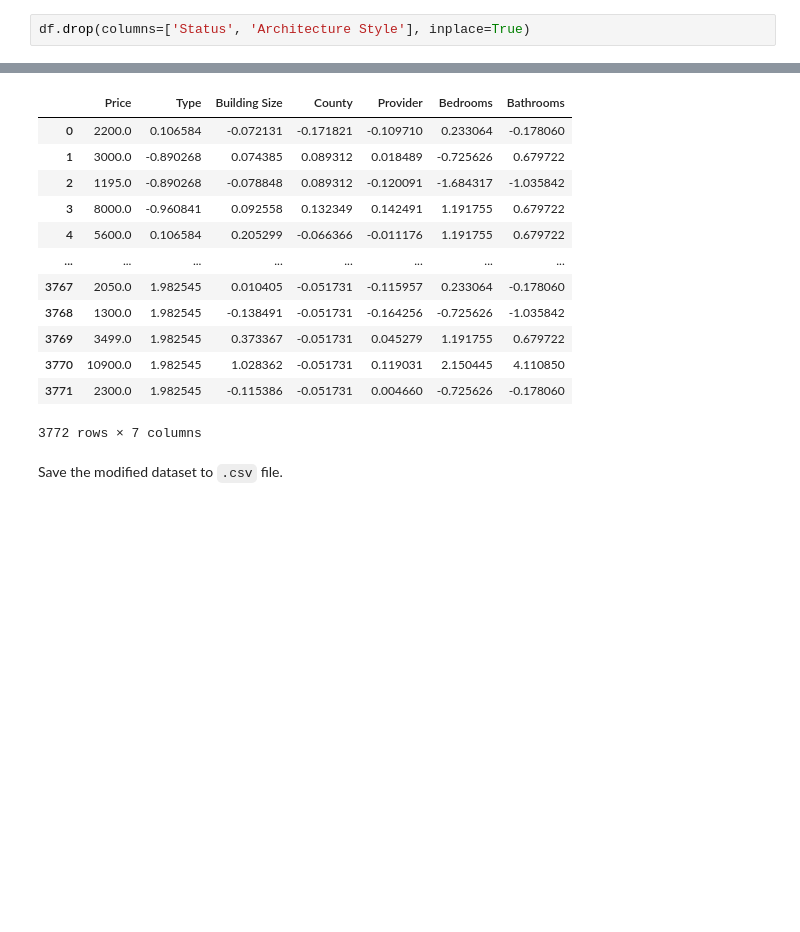
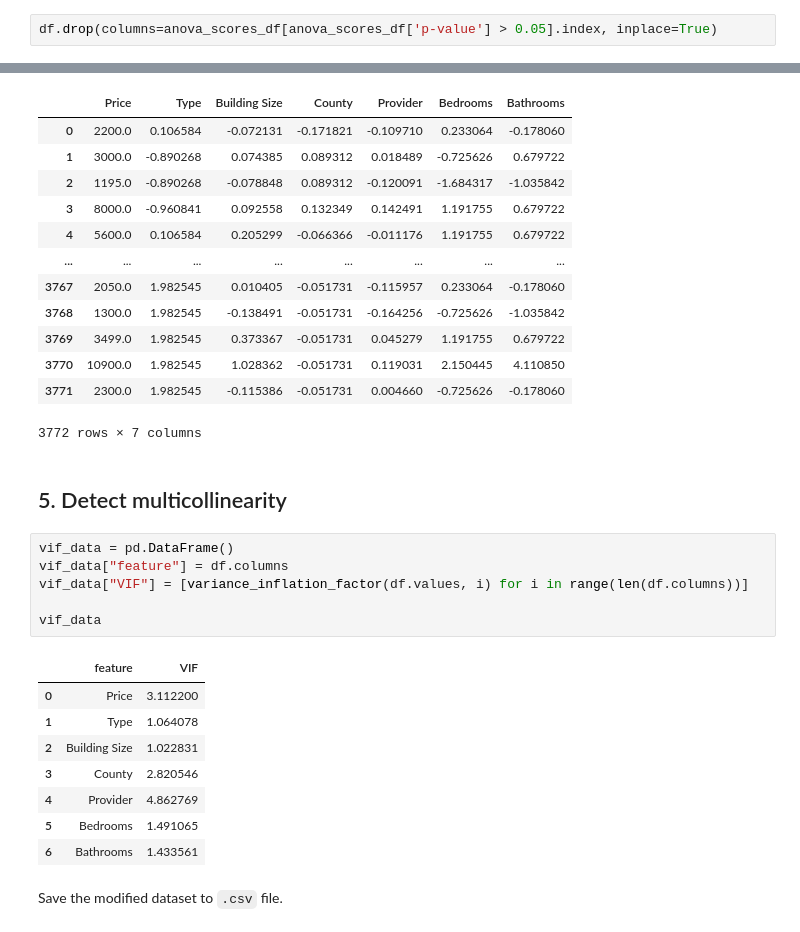
Before and after one commit to juinkinn/House-renting-price-analysis-Introduction-to-Data-Science-project, a Jupyter notebook: preprocessing_exploration.ipynb, the cells around one changed output, grey strips where cells are left out. Cells and saved outputs as stored; diff of their text form; blank space fills up the shorter version.

```diff
--- a/preprocessing_exploration.ipynb
+++ b/preprocessing_exploration.ipynb
@@ -254,7 +271,7 @@ anova_scores
 - To remove redundant features, we will remove those insignificant features to the target (p-value > $0.05$).
 - As we can see, `Status` and `Architecture Style` are insignificant features to the target, because those p-values are greater than $0.05$.
 # %%
-df.drop(columns=['Status', 'Architecture Style'], inplace=True)
+df.drop(columns=anova_scores_df[anova_scores_df['p-value'] > 0.05].index, inplace=True)
 # %% [markdown]
 ## 3. Encode categorical columns
 # %% [markdown]
@@ -320,6 +337,23 @@ df
 | 3770 | 10900.0 | 1.982545 | 1.028362 | -0.051731 | 0.119031 | 2.150445 | 4.110850 |
 | 3771 | 2300.0 | 1.982545 | -0.115386 | -0.051731 | 0.004660 | -0.725626 | -0.178060 |
 3772 rows × 7 columns
+# %% [markdown]
+## 5. Detect multicollinearity
+# %%
+vif_data = pd.DataFrame()
+vif_data["feature"] = df.columns
+vif_data["VIF"] = [variance_inflation_factor(df.values, i) for i in range(len(df.columns))]
+
+vif_data
+# %% [output]
+|  | feature | VIF |
+| 0 | Price | 3.112200 |
+| 1 | Type | 1.064078 |
+| 2 | Building Size | 1.022831 |
+| 3 | County | 2.820546 |
+| 4 | Provider | 4.862769 |
+| 5 | Bedrooms | 1.491065 |
+| 6 | Bathrooms | 1.433561 |
 # %% [markdown]
 Save the modified dataset to `.csv` file.
 # %%
```
Also changed, not shown: parts of 7 cells of this notebook, 1 other file.
